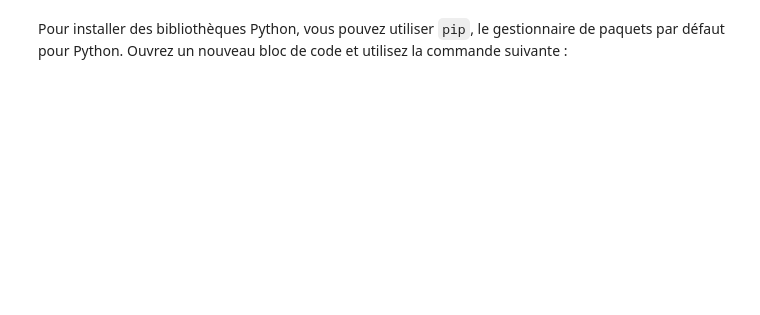
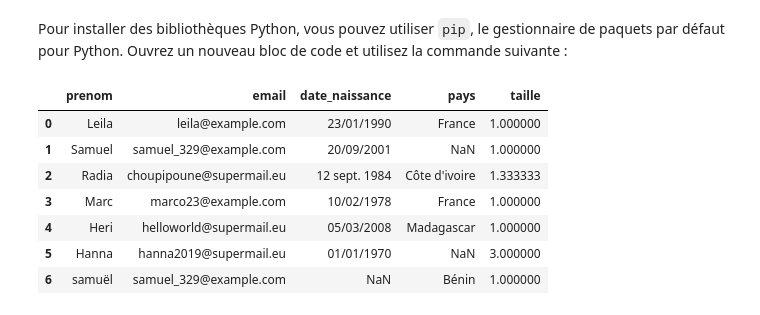
Before and after one commit to malik630/Nettoyage-et-analyse-des-donn-es, a Jupyter notebook: Nettoyage_Analyse_Données.ipynb, the cells around one changed output. Saved outputs shown, nothing was run; the diff lists cells and outputs as text; code cells hidden in the pictures; blank space fills up the shorter version.

```diff
--- a/Nettoyage_Analyse_Données.ipynb
+++ b/Nettoyage_Analyse_Données.ipynb
@@ -21,2 +48,18 @@ dtype: int64
 # %% [markdown]
 Pour installer des bibliothèques Python, vous pouvez utiliser `pip`, le gestionnaire de paquets par défaut pour Python. Ouvrez un nouveau bloc de code et utilisez la commande suivante :
+# %%
+VALID_COUNTRIES = ['France', 'Côte d\'ivoire', 'Madagascar', 'Bénin', 'Allemagne'
+                  , 'USA']
+mask = ~data['pays'].isin(VALID_COUNTRIES)
+data.loc[mask, 'pays'] = np.nan
+
+display(data)
+# %% [output]
+|  | prenom | email | date_naissance | pays | taille |
+| 0 | Leila | leila@example.com | 23/01/1990 | France | 1.000000 |
+| 1 | Samuel | samuel_329@example.com | 20/09/2001 | NaN | 1.000000 |
+| 2 | Radia | choupipoune@supermail.eu | 12 sept. 1984 | Côte d'ivoire | 1.333333 |
+| 3 | Marc | marco23@example.com | 10/02/1978 | France | 1.000000 |
+| 4 | Heri | helloworld@supermail.eu | 05/03/2008 | Madagascar | 1.000000 |
+| 5 | Hanna | hanna2019@supermail.eu | 01/01/1970 | NaN | 3.000000 |
+| 6 | samuël | samuel_329@example.com | NaN | Bénin | 1.000000 |
```
Also changed, not shown: parts of 14 cells of this notebook.
